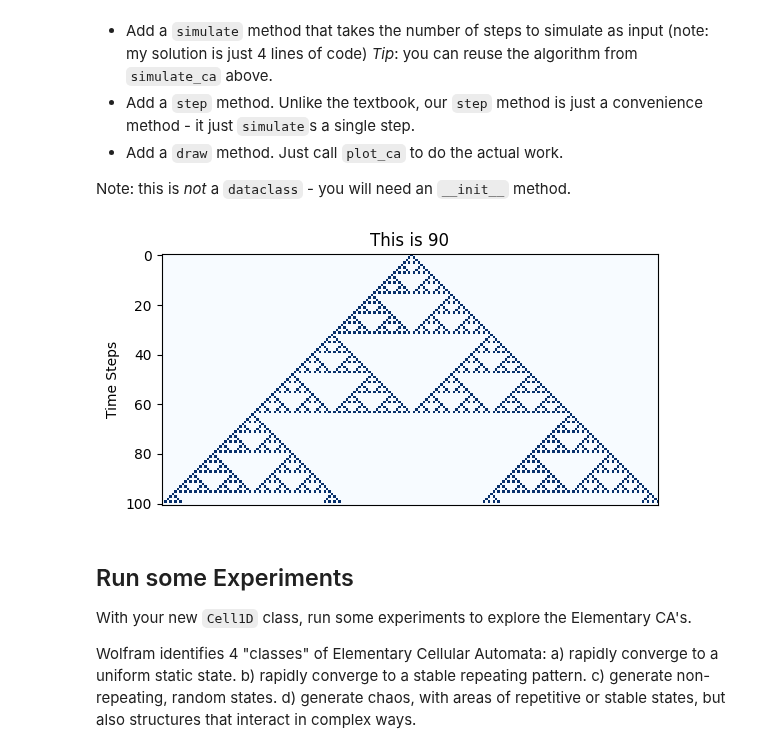
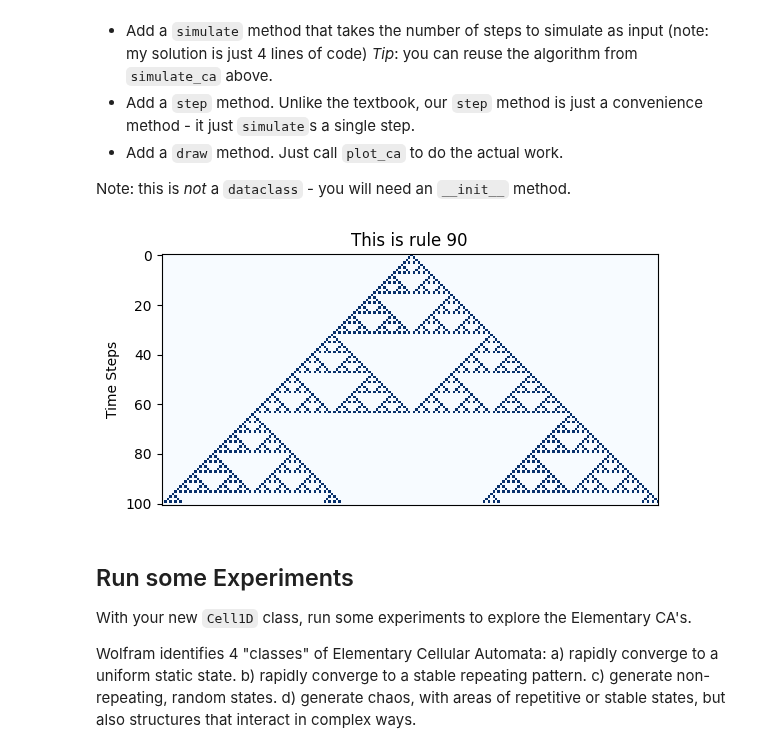
Before and after one commit to iam-arshpreet/cap-comp215, a Jupyter notebook: labs/lab05-CA-1D.ipynb, the cells around one changed output. Cells and saved outputs as stored; diff of their text form; code cells hidden in the pictures.

```diff
--- a/labs/lab05-CA-1D.ipynb
+++ b/labs/lab05-CA-1D.ipynb
@@ -161,35 +161,35 @@ class Cell1D:
   def __str__(self):
     return f'array is \n {self.my_array}'
 
   def from_string_array(self, str_array):
     """ Converts a string of 1s and 0s to an array"""
     a = [int(i) for i in str_array]
     return np.array(a)
 
   def random_array(self, size, p=0.2):
     """ Creates a random array given the probability and size"""
     a = [1 if random.random()<p else 0 for i in range(size)]
     return np.array(a)
 
   def simulate(self,n_steps):
     """ Generate a CA with given number of cells, plot progression of rule for given number of time steps """
     start_state = single_centre_array(self.size)
     ca_timesteps = np.vstack([start_state, np.zeros((n_steps, len(start_state)), dtype=np.uint8)])
     for t in range(1, n_steps):
         ca_timesteps[t] = transition(ca_timesteps[t-1], self.rule)
     return ca_timesteps
 
   def step(self):
     return Cell1D.simulate(1)
 
   def draw(self, n_steps = 10):
-    plot_ca(self.simulate(n_steps), title = f'This is {self.org_rule}')
+    plot_ca(self.simulate(n_steps), title = f'This is rule {self.org_rule}')
 
 
 a = Cell1D(90, 200)
 a.draw(100)
 # %% [output]
-[figure, old version]
+[figure, new version]
 # %% [markdown]
 ## Run some Experiments
 With your new `Cell1D` class, run some experiments to explore the Elementary CA's.
```
Also changed, not shown: parts of 3 cells of this notebook.
